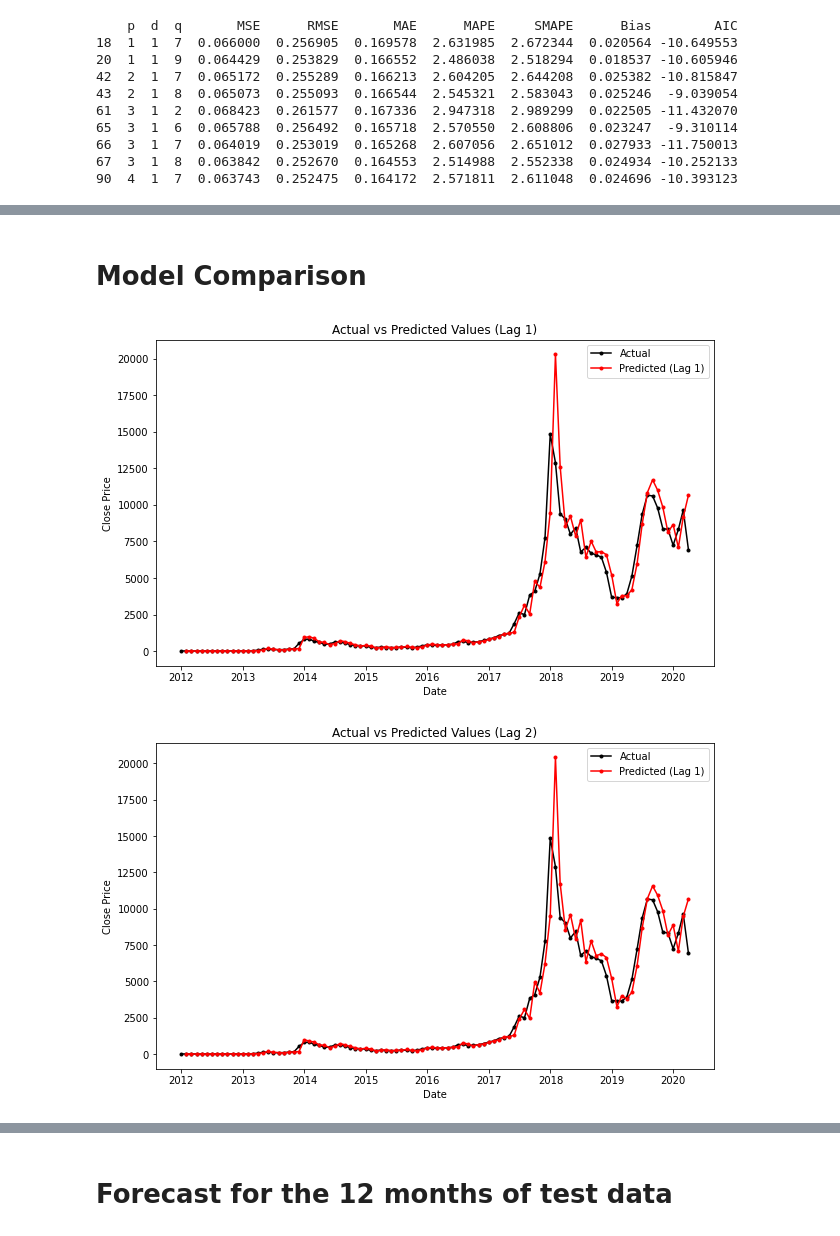
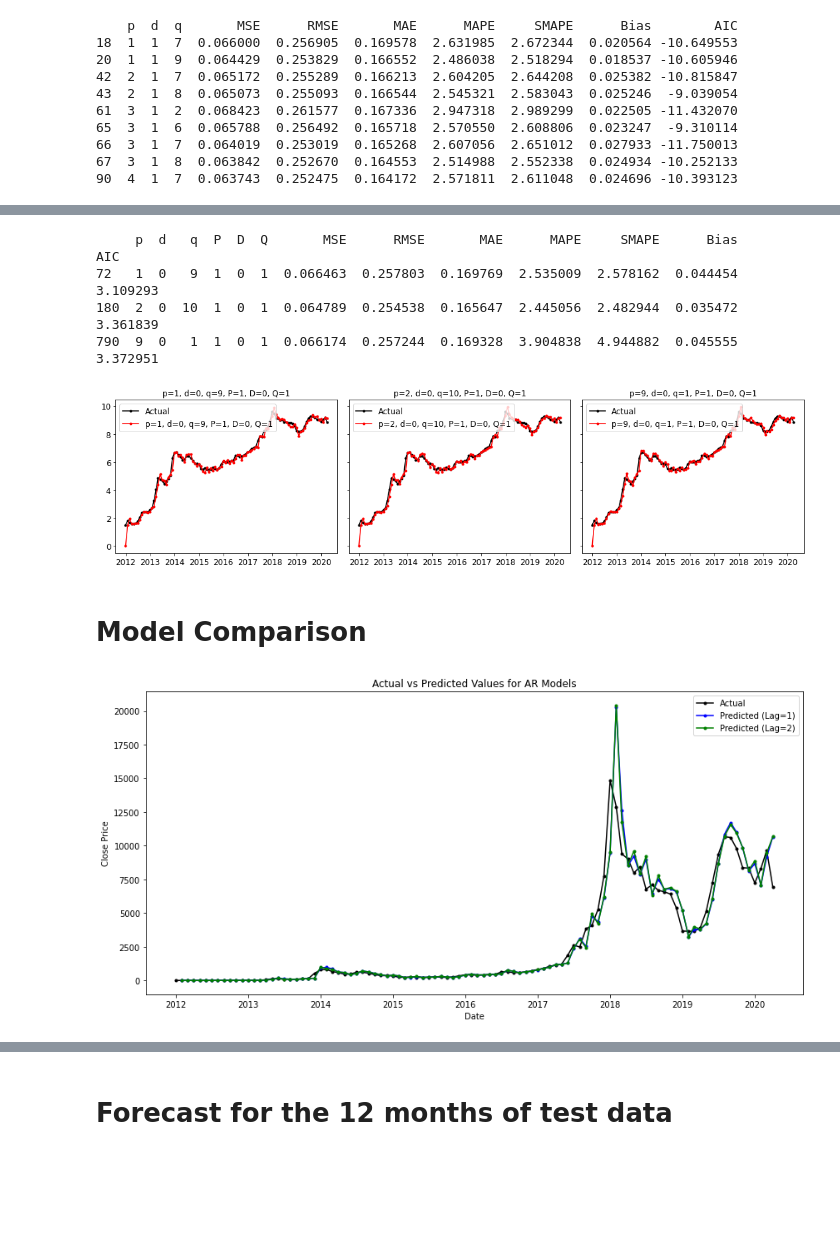
Before and after one commit to allison-dzubak/bitcoin-price-forecasting, a Jupyter notebook: 0-Statistical-Models.ipynb, the cells around one changed output, grey strips where cells are left out. Cells and saved outputs as stored; diff of their text form; code cells hidden in the pictures; blank space fills up the shorter version.

```diff
--- a/0-Statistical-Models.ipynb
+++ b/0-Statistical-Models.ipynb
@@ -599,42 +681,59 @@ plot_errors(filtered_arima_errors_df)
+# %%
+# Filter the DataFrame based on AIC values
+filtered_sarima_errors_df = sarima_errors_df[sarima_errors_df['AIC'] < 4]
+
+# Print the filtered DataFrame
+print(filtered_sarima_errors_df)
+# %% [output]
+     p  d   q  P  D  Q       MSE      RMSE       MAE      MAPE     SMAPE      Bias       AIC
+72   1  0   9  1  0  1  0.066463  0.257803  0.169769  2.535009  2.578162  0.044454  3.109293
+180  2  0  10  1  0  1  0.064789  0.254538  0.165647  2.445056  2.482944  0.035472  3.361839
+790  9  0   1  1  0  1  0.066174  0.257244  0.169328  3.904838  4.944882  0.045555  3.372951
+# %%
+# Filter sarima_models to match filtered_sarima_errors_df
+filtered_sarima_models = {key: value for key, value in sarima_models.items() if (key[0], key[1], key[2], key[3], key[4], key[5]) in zip(filtered_sarima_errors_df['p'], filtered_sarima_errors_df['d'], filtered_sarima_errors_df['q'], filtered_sarima_errors_df['P'], filtered_sarima_errors_df['D'], filtered_sarima_errors_df['Q'])}
+
+# Call function to plot predictions
+plot_predictions(data_train_log, filtered_sarima_models, filtered_sarima_errors_df)
+# %% [output]
+[figure, added]
 # %% [markdown]
 # Model Comparison
+# %%
+def plot_model_comparison(data, prediction_1, prediction_2, name_1, name_2, name_title):
+    fig, ax = plt.subplots(figsize=(12, 6))
+
+    # Plot actual and predicted values
+    ax.plot(data.index, data["Close"], label="Actual", marker=".", color="black")
+    ax.plot(data.index, prediction_1, label=f"Predicted ({name_1})", marker=".", color="blue")
+    ax.plot(data.index, prediction_2, label=f"Predicted ({name_2})", marker=".", color="green")
+
+    # Set labels
+    ax.set_xlabel("Date")
+    ax.set_ylabel("Close Price")
+    ax.set_title(f"Actual vs Predicted Values for {name_title}")
+    ax.legend()
+
+    plt.tight_layout()
+    plt.show()
 # %%
 # Predictions of the best two AR Models
 
 # Generate predictions using the best AR models for lag 1 and lag 2
 predict_ar_1 = ar_models[1].predict(start=0, end=len(data_train_shift) - 1).fillna(0)
 predict_ar_2 = ar_models[2].predict(start=0, end=len(data_train_shift) - 1).fillna(0)
 
 # Inverse difference
 predict_ar_1_inverse_diff = predict_ar_1 + data_train_log.shift(periods=1)["Close"]
 predict_ar_2_inverse_diff = predict_ar_2 + data_train_log.shift(periods=1)["Close"]
 
 # Inverse log transform the predictions
 predict_ar_1_inverse = np.exp(predict_ar_1_inverse_diff)
 predict_ar_2_inverse = np.exp(predict_ar_2_inverse_diff)
 
-# Plot actual versus predicted values for lag 1
-plt.figure(figsize=(10, 6))
-plt.plot(data_train.index, data_train["Close"], label="Actual", marker=".", color="black")
-plt.plot(data_train.index, predict_ar_1_inverse, label="Predicted (Lag 1)", marker=".", color="red")
-plt.xlabel("Date")
-plt.ylabel("Close Price")
-plt.title("Actual vs Predicted Values (Lag 1)")
-plt.legend()
-plt.show()
-
-# Plot actual versus predicted values for lag 2
-plt.figure(figsize=(10, 6))
-plt.plot(data_train.index, data_train["Close"], label="Actual", marker=".", color="black")
-plt.plot(data_train.index, predict_ar_2_inverse, label="Predicted (Lag 2)", marker=".", color="red")
-plt.xlabel("Date")
-plt.ylabel("Close Price")
-plt.title("Actual vs Predicted Values (Lag 2)")
-plt.legend()
-plt.show()
+plot_model_comparison(data_train, predict_ar_1_inverse, predict_ar_2_inverse, "Lag=1", "Lag=2", "AR Models")
 # %% [output]
-[figure, old version]
+[figure, new version]
-[figure, removed]
 # %%
 # Predictions of the best two MA Models
 
```
Also changed, not shown: parts of 27 cells of this notebook.
